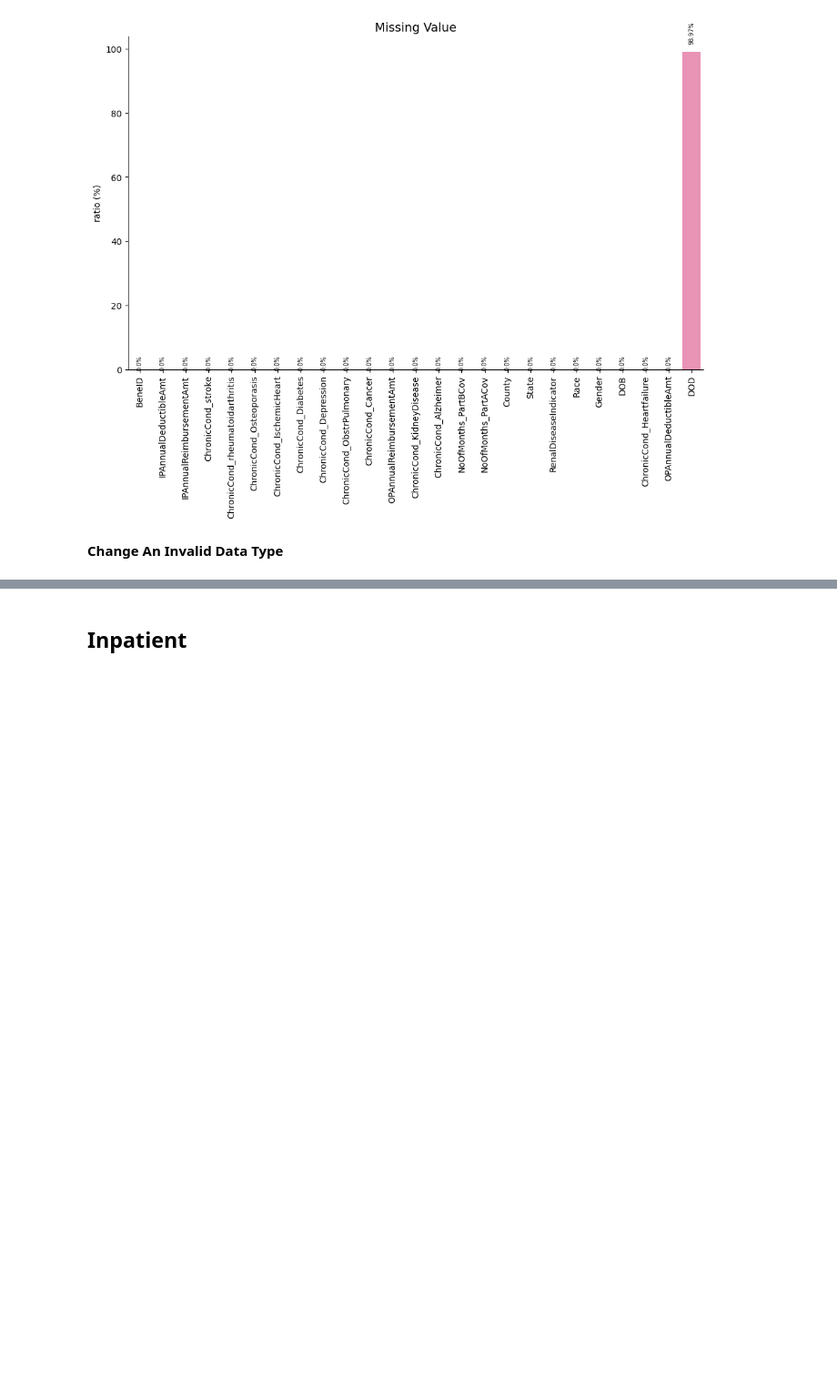
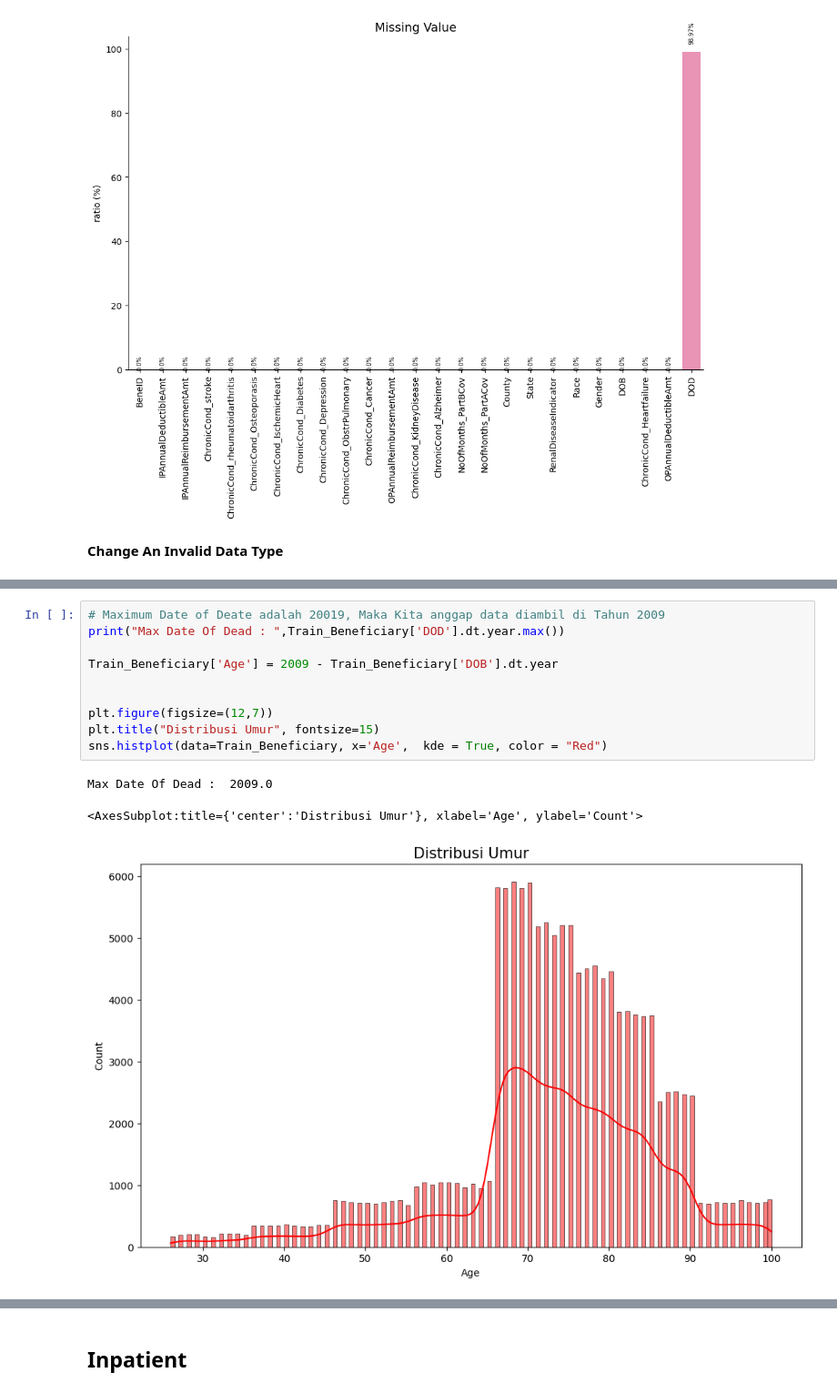
Before and after one commit to JodhiKrisantus/Healthcare-Provider-Fraud-Detection-Analysis, a Jupyter notebook: script_python.ipynb, the cells around one changed output, grey strips where cells are left out. Shown at 91% size. Drawn from its saved outputs; the diff is of its cells as text; blank space fills up the shorter version.

Commit message:
Add EDA Univariate & Multivariate Beneficiary Data

```diff
--- a/script_python.ipynb
+++ b/script_python.ipynb
@@ -218,0 +281,14 @@ Dtype :  datetime64[ns]
+# %%
+# Maximum Date of Deate adalah 20019, Maka Kita anggap data diambil di Tahun 2009
+print("Max Date Of Dead : ",Train_Beneficiary['DOD'].dt.year.max())
+
+Train_Beneficiary['Age'] = 2009 - Train_Beneficiary['DOB'].dt.year
+
+
+plt.figure(figsize=(12,7))
+plt.title("Distribusi Umur", fontsize=15)
+sns.histplot(data=Train_Beneficiary, x='Age',  kde = True, color = "Red")
+# %% [output]
+Max Date Of Dead :  2009.0
+<AxesSubplot:title={'center':'Distribusi Umur'}, xlabel='Age', ylabel='Count'>
+[figure, added]
```
Also changed, not shown: parts of 16 cells of this notebook.
